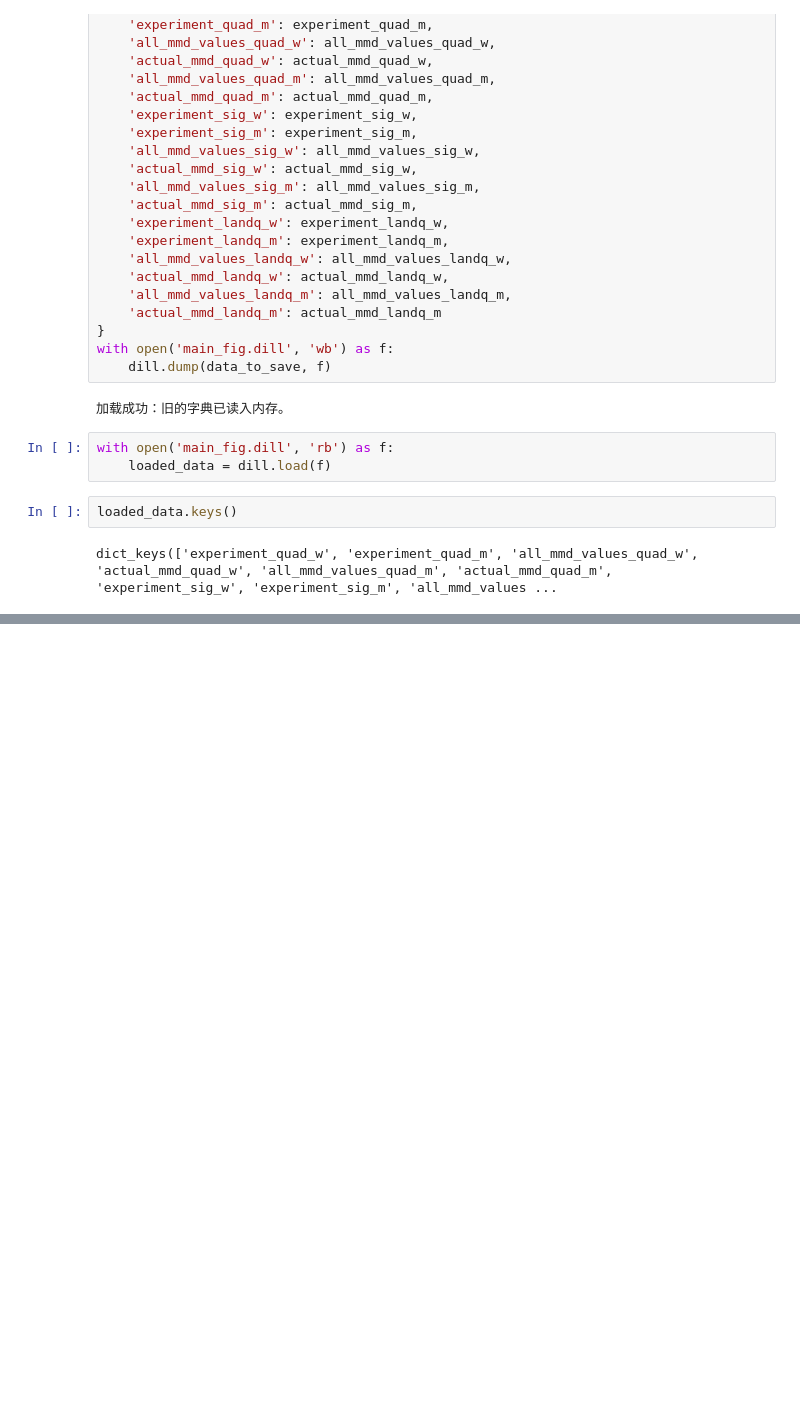
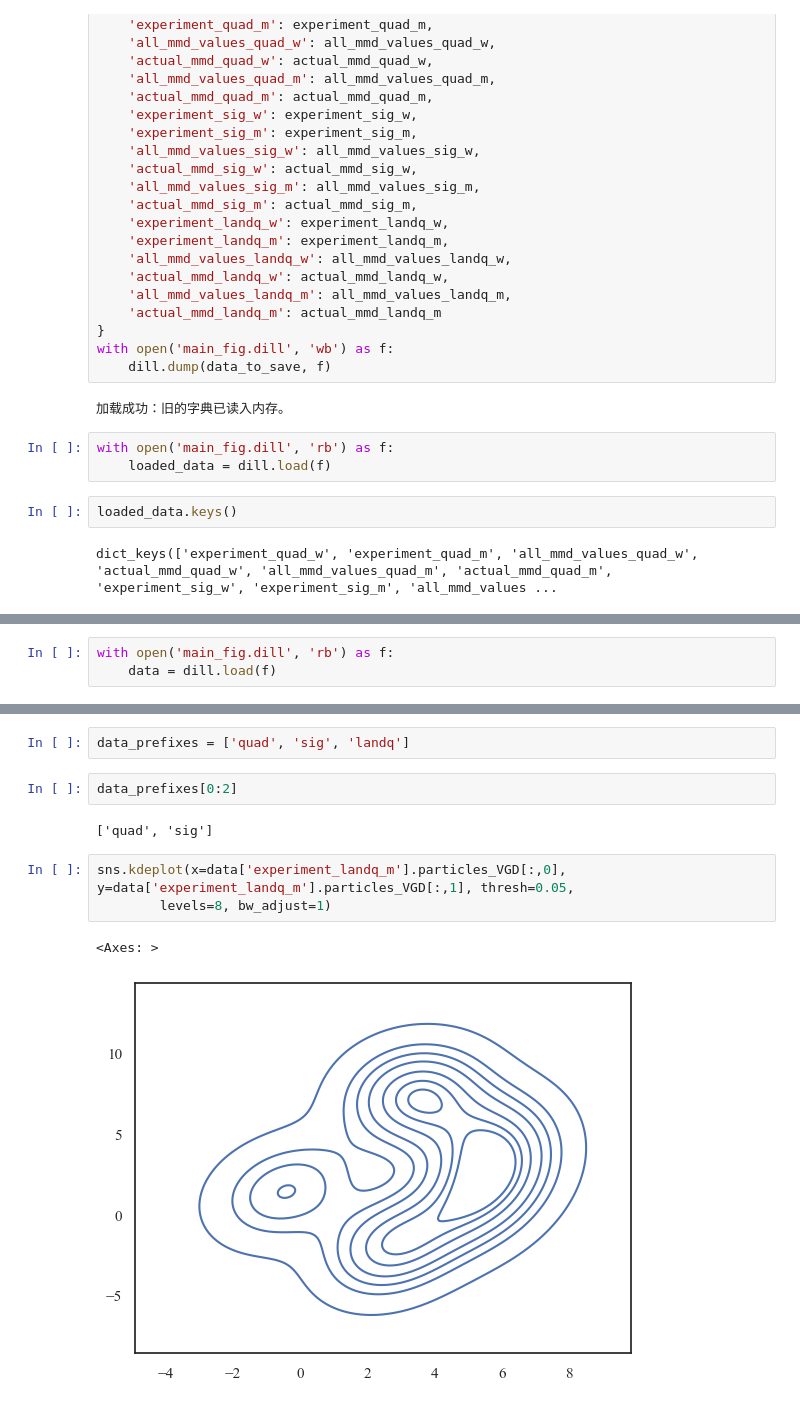
Before and after one commit to liuqingyang27/Detecting-Model-Misspecification-via-VGD, a Jupyter notebook: main fig.ipynb, the cells around one changed output, grey strips where cells are left out. Drawn from its saved outputs; the diff is of its cells as text; blank space fills up the shorter version.

```diff
--- a/main fig.ipynb
+++ b/main fig.ipynb
@@ -310,0 +406,3 @@ Actual mmd 0.0014803149970248342
+# %%
+with open('main_fig.dill', 'rb') as f:
+    data = dill.load(f)
@@ -310,0 +516,12 @@ Actual mmd 0.0014803149970248342
+# %%
+data_prefixes = ['quad', 'sig', 'landq']
+# %%
+data_prefixes[0:2]
+# %% [output]
+['quad', 'sig']
+# %%
+sns.kdeplot(x=data['experiment_landq_m'].particles_VGD[:,0], y=data['experiment_landq_m'].particles_VGD[:,1], thresh=0.05,
+        levels=8, bw_adjust=1)
+# %% [output]
+<Axes: >
+[figure, added]
```
Also changed, not shown: parts of 10 cells of this notebook, 5 other files.
